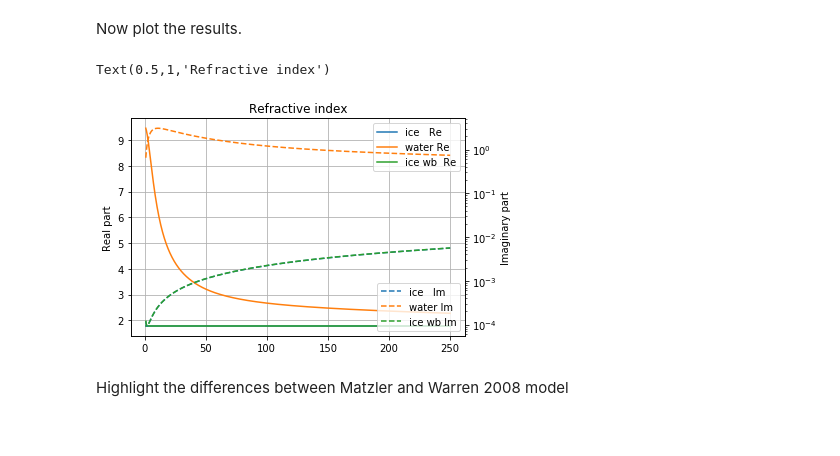
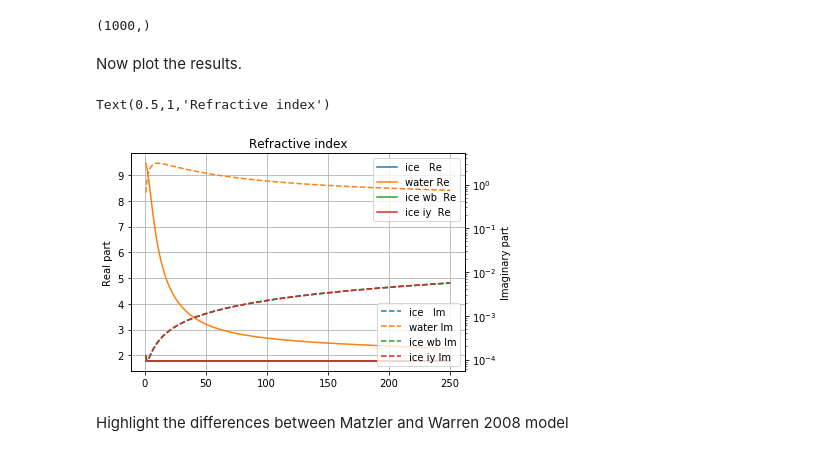
Before and after one commit to maahn/pamtra2, a Jupyter notebook: refractive/examples/plot_refractive_index_water_ice.ipynb, the cells around one changed output. Drawn from its saved outputs; the diff is of its cells as text; code cells hidden in the pictures.

Commit message:
Implemented Iwabuchi and Yang 2011 ice refractive index model. This has a super wide range of validity for radiative transfer far beyond microwaves

```diff
--- a/refractive/examples/plot_refractive_index_water_ice.ipynb
+++ b/refractive/examples/plot_refractive_index_water_ice.ipynb
@@ -17,27 +17,33 @@ Frequencies = np.linspace(1,250,1000)
 n_wat = water.n(Temperature, Frequencies)
 n_ice =   ice.n(Temperature, Frequencies)
 ni_wb = ice.n(Temperature,Frequencies,model='Warren_2008')
+ni_iy = ice.n(Temperature,Frequencies,model='Iwabuchi_2011')
+ni_iy.shape
+# %% [output]
+(1000,)
 # %% [markdown]
 Now plot the results.
 # %%
 f, ax = plt.subplots()
 ax.plot(Frequencies, n_ice.real,label='ice   Re')
 ax.plot(Frequencies, n_wat.real,label='water Re')
 ax.plot(Frequencies, ni_wb.real,label='ice wb  Re')
+ax.plot(Frequencies, ni_iy.real,label='ice iy  Re')
 ax.legend()
 ax.grid()
 ax.set_ylabel('Real part')
 axt = ax.twinx()
 axt.plot(Frequencies, n_ice.imag,'--',label='ice   Im')
 axt.plot(Frequencies, n_wat.imag,'--',label='water Im')
 axt.plot(Frequencies, ni_wb.imag,'--',label='ice wb Im')
+axt.plot(Frequencies, ni_iy.imag,'--',label='ice iy Im')
 axt.set_yscale('log')
 axt.legend()
 axt.set_ylabel('Imaginary part')
 ax.set_title('Refractive index')
 # %% [output]
 Text(0.5,1,'Refractive index')
-[figure, old version]
+[figure, new version]
 # %% [markdown]
 Highlight the differences between Matzler and Warren 2008 model
 # %%
```
Also changed, not shown: parts of 4 cells of this notebook, 3 other files.
